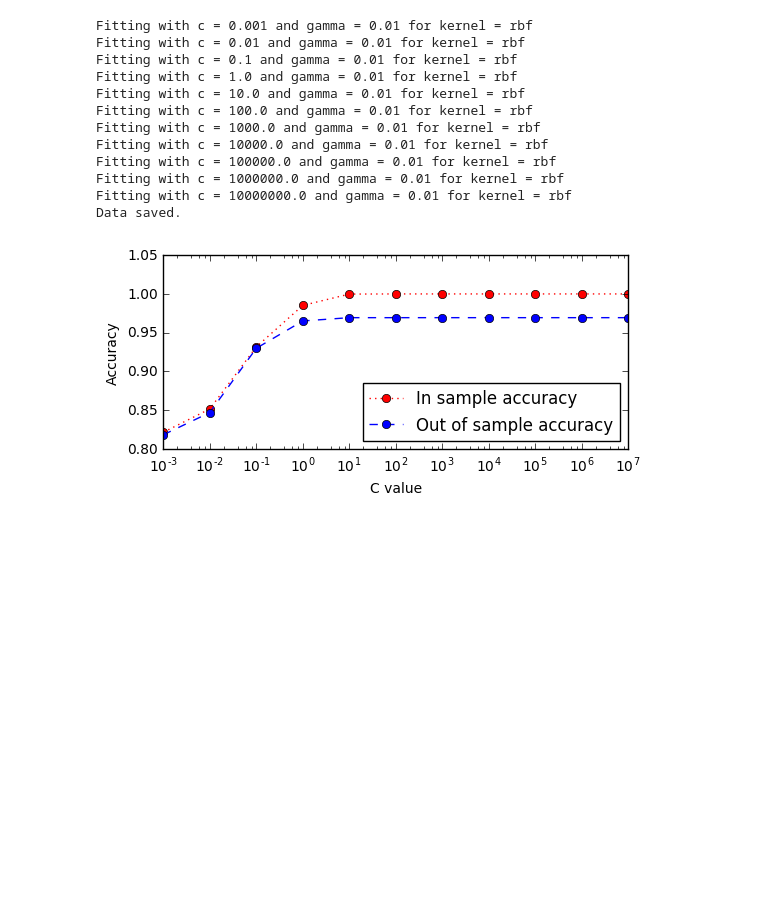
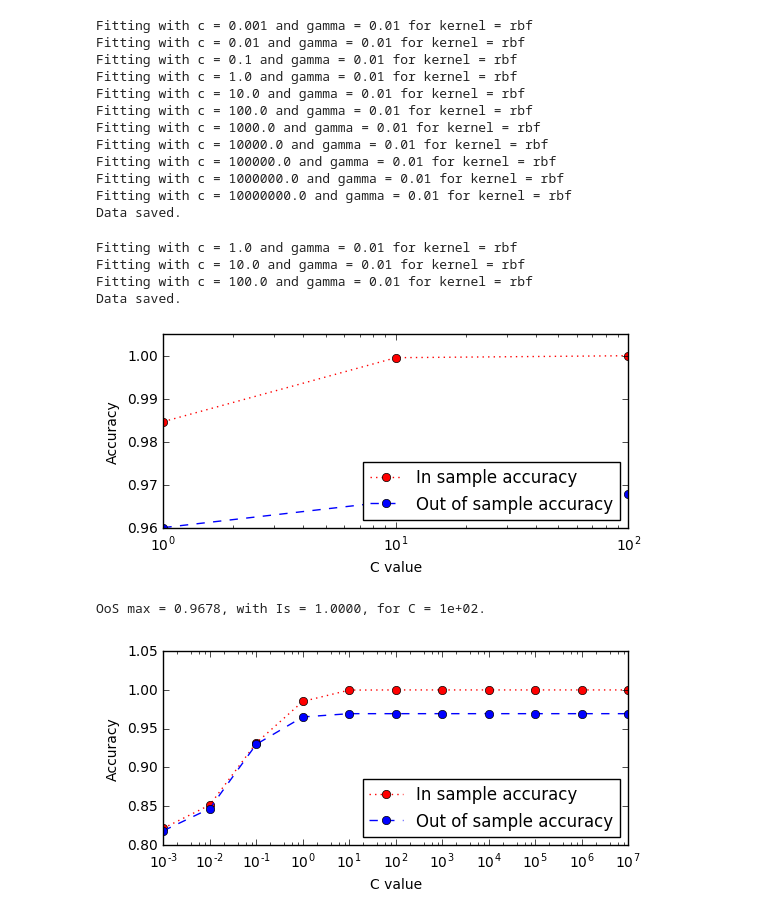
Before and after one commit to Malakith/dMachineLearning, a Jupyter notebook: handin2/HandIn2.ipynb, the cells around one changed output. Saved outputs shown, nothing was run; the diff lists cells and outputs as text; code cells hidden in the pictures; blank space fills up the shorter version.

```diff
--- a/handin2/HandIn2.ipynb
+++ b/handin2/HandIn2.ipynb
@@ -280,6 +337,28 @@ Fitting with c = 100000.0 and gamma = 0.01 for kernel = rbf
 Fitting with c = 1000000.0 and gamma = 0.01 for kernel = rbf
 Fitting with c = 10000000.0 and gamma = 0.01 for kernel = rbf
 Data saved.
+# %%
+with Pool(processes=7) as pool:
+    # We use range(1,X), but divide by 10 in the above function. This way we loose some rounding issues.
+    rbf_data2 = [pool.apply_async(fitAndPredict, (images_combine, labels_combine, images_test, labels_test, "rbf", c)) for c in np.logspace(0, 2, 3)]
+    pool.close()
+    pool.join()
+    rbf_data2 = np.asmatrix([r.get() for r in rbf_data2])
+
+
+np.save("rbf_data2.npy", rbf_data2)
+print("Data saved.")
+# %% [output]
+Fitting with c = 1.0 and gamma = 0.01 for kernel = rbf
+Fitting with c = 10.0 and gamma = 0.01 for kernel = rbf
+Fitting with c = 100.0 and gamma = 0.01 for kernel = rbf
+Data saved.
+# %%
+rbf_data1 = np.load("rbf_data2.npy")
+plot2d(rbf_data2)
+# %% [output]
+[figure, added]
+OoS max = 0.9678, with Is = 1.0000, for C = 1e+02.
 # %%
 rbf_data1 = np.load("rbf_data1.npy")
 plot2d(rbf_data1)
```
Also changed, not shown: parts of 3 cells of this notebook, 3 other files.
